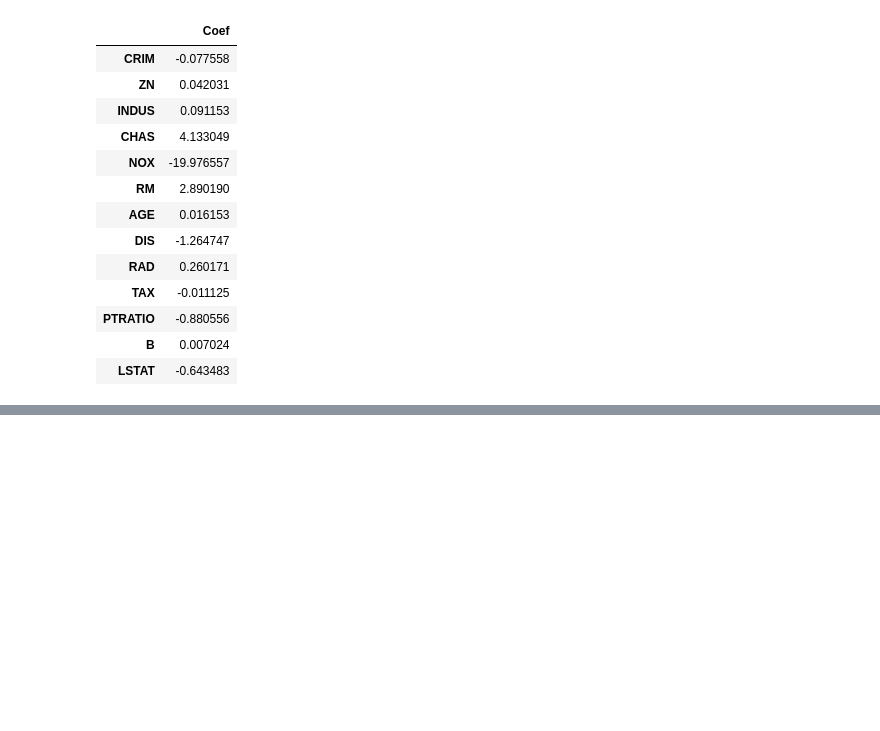
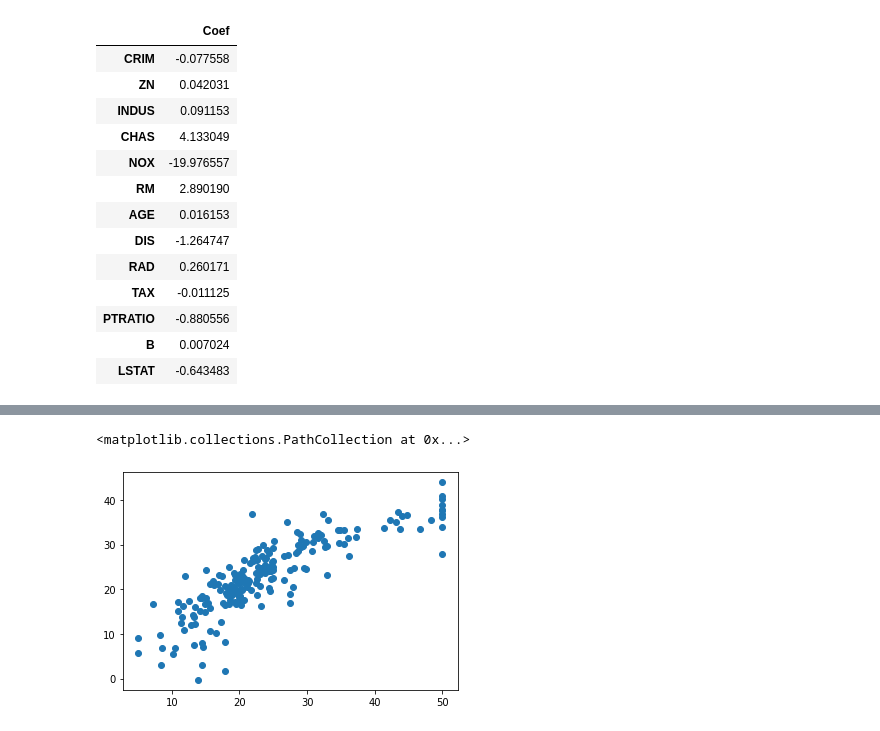
Before and after one commit to itman0101/ML-practices, a Jupyter notebook: LinearRegression.ipynb, the cells around one changed output, grey strips where cells are left out. Saved outputs shown, nothing was run; the diff lists cells and outputs as text; code cells hidden in the pictures; blank space fills up the shorter version.

```diff
--- a/LinearRegression.ipynb
+++ b/LinearRegression.ipynb
@@ -94,0 +99,2 @@ cdf
+# %%
+predictions = lm.predict(X_test)
@@ -94,0 +121,5 @@ cdf
+# %%
+plt.scatter(y_test,predictions)
+# %% [output]
+<matplotlib.collections.PathCollection at 0x...>
+[figure, added]
```
Also changed, not shown: parts of 7 cells of this notebook.
